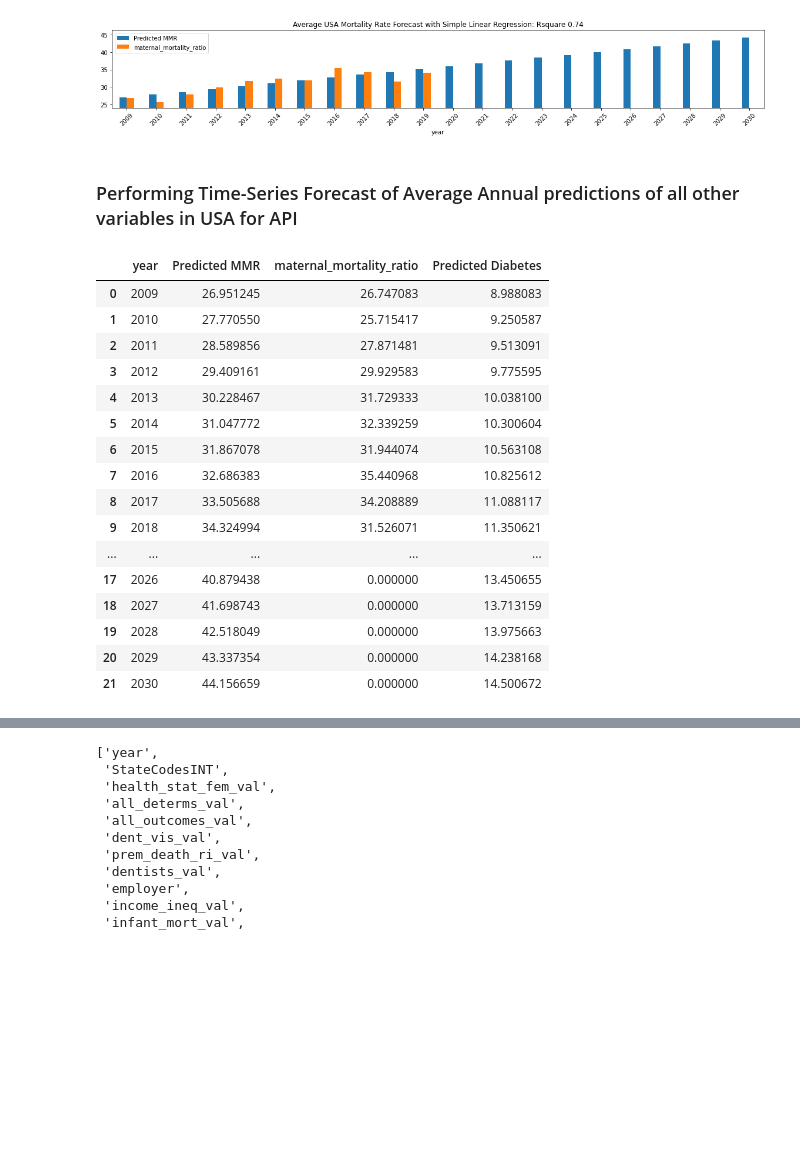
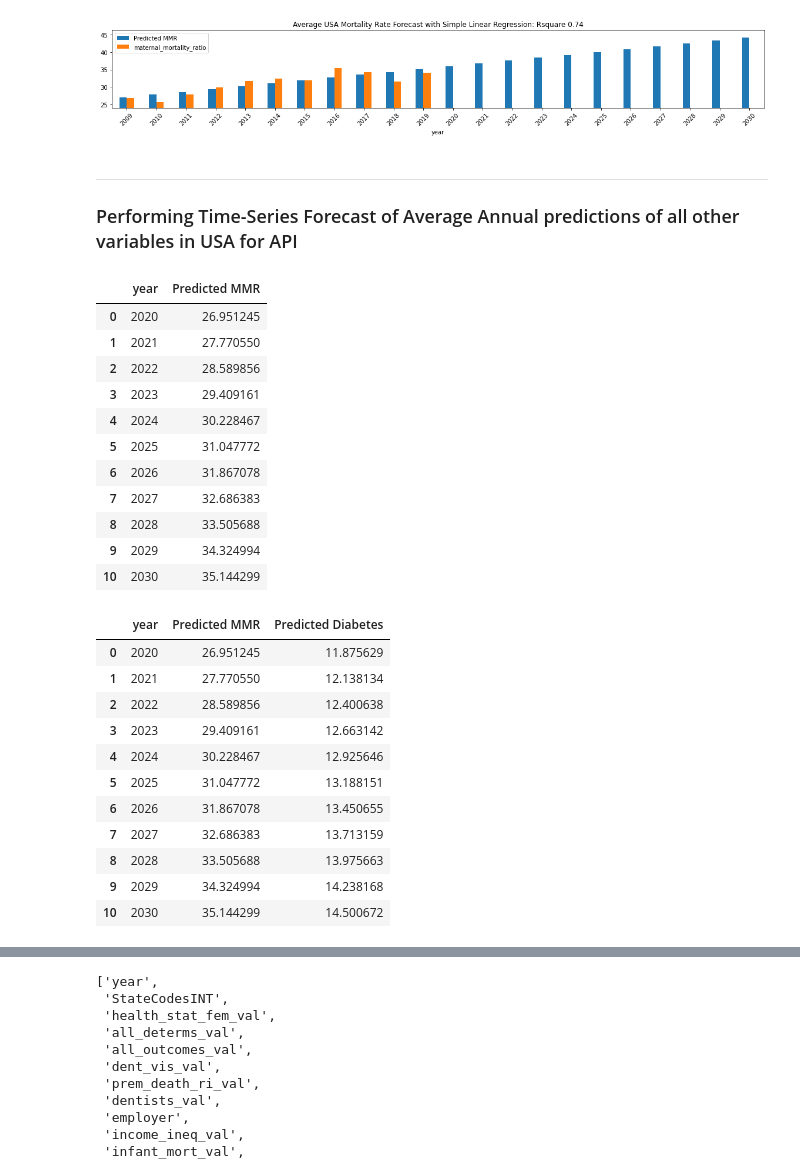
Before and after one commit to abpuccini/maternal-mortality-project, a Jupyter notebook: machine_learning/model_testing/Linear_Regression_Non_Race_Model2_Chahnaz.ipynb, the cells around one changed output, grey strips where cells are left out. Cells and saved outputs as stored; diff of their text form; code cells hidden in the pictures; blank space fills up the shorter version.

```diff
--- a/machine_learning/model_testing/Linear_Regression_Non_Race_Model2_Chahnaz.ipynb
+++ b/machine_learning/model_testing/Linear_Regression_Non_Race_Model2_Chahnaz.ipynb
@@ -394,7 +394,33 @@ plt.savefig("../../Images/Predictions_Barplot_to_2030.png")
 # %% [output]
 [figure]
 # %% [markdown]
+***
 ### Performing Time-Series Forecast of Average Annual predictions of all other variables in USA for API
+# %%
+# Adjusting the prediction years for API use to 2020-2030
+
+# Creating a year range to hold years values with the future predictions
+years = [i for i in range(2020,2031)]
+
+# Creating a new DataFrame to hold mmmr values with 10 years predictions
+mmr_predict_df = pd.DataFrame(list(zip(years, predictions)),
+               columns =['year', 'Predicted MMR'])
+
+# DataFrame with the future predictions
+mmr_predict_df
+# %% [output]
+|  | year | Predicted MMR |
+| 0 | 2020 | 26.951245 |
+| 1 | 2021 | 27.770550 |
+| 2 | 2022 | 28.589856 |
+| 3 | 2023 | 29.409161 |
+| 4 | 2024 | 30.228467 |
+| 5 | 2025 | 31.047772 |
+| 6 | 2026 | 31.867078 |
+| 7 | 2027 | 32.686383 |
+| 8 | 2028 | 33.505688 |
+| 9 | 2029 | 34.324994 |
+| 10 | 2030 | 35.144299 |
 # %%
 # Selecting y value
 y = 'diabetes_val'
@@ -402,50 +428,45 @@ y = 'diabetes_val'
 AVG_MMR_USA_diabetes = mmr_without_race.groupby('year').mean()[y]
 
 # Selecting and assigning the X and y values
 X_diab = AVG_MMR_USA_diabetes.reset_index().year.values.reshape(-1,1)
 y_diab = AVG_MMR_USA_diabetes.reset_index()['diabetes_val'].values
 
 # Creating and Fitting our model to the data
 diab_model = LinearRegression().fit(X_diab, y_diab)
 r_sq_diab = diab_model.score(X_diab, y_diab)
 # print(r_sq_diab)
 
 # Setting predictions dictionary to hold variables
 diabetes=[]
 
 # Creating a for-loop to return predictions from model
-for i in range(2009,2031):
+for i in range(2020,2031):
     y_values=diab_model.predict(np.array([i]).reshape(1, -1))
     diabetes.append(y_values[0])
 
 # Creating a year range to hold years values with the future predictions
-years = [i for i in range(2009,2031)]
+years = [i for i in range(2020,2031)]
 
 # Creating a new DataFrame to hold mmmr values with 10 years predictions
 diabetes_predictions = pd.DataFrame(list(zip(years, diabetes)),
                columns =['year', 'Predicted Diabetes'])
 
 # DataFrame with the future predictions
 diabetes_predictions
 
 # Merging with mmr_predictions
-combined1 = pd.merge(mmr_predictions, diabetes_predictions, how='inner', left_on=['year'], right_on=['year'])
+combined1 = pd.merge(mmr_predict_df, diabetes_predictions, how='inner', left_on=['year'], right_on=['year'])
 combined1
 # %% [output]
-|  | year | Predicted MMR | maternal_mortality_ratio | Predicted Diabetes |
-| 0 | 2009 | 26.951245 | 26.747083 | 8.988083 |
-| 1 | 2010 | 27.770550 | 25.715417 | 9.250587 |
-| 2 | 2011 | 28.589856 | 27.871481 | 9.513091 |
-| 3 | 2012 | 29.409161 | 29.929583 | 9.775595 |
-| 4 | 2013 | 30.228467 | 31.729333 | 10.038100 |
-| 5 | 2014 | 31.047772 | 32.339259 | 10.300604 |
-| 6 | 2015 | 31.867078 | 31.944074 | 10.563108 |
-| 7 | 2016 | 32.686383 | 35.440968 | 10.825612 |
-| 8 | 2017 | 33.505688 | 34.208889 | 11.088117 |
-| 9 | 2018 | 34.324994 | 31.526071 | 11.350621 |
-| ... | ... | ... | ... | ... |
-| 17 | 2026 | 40.879438 | 0.000000 | 13.450655 |
-| 18 | 2027 | 41.698743 | 0.000000 | 13.713159 |
-| 19 | 2028 | 42.518049 | 0.000000 | 13.975663 |
-| 20 | 2029 | 43.337354 | 0.000000 | 14.238168 |
-| 21 | 2030 | 44.156659 | 0.000000 | 14.500672 |
+|  | year | Predicted MMR | Predicted Diabetes |
+| 0 | 2020 | 26.951245 | 11.875629 |
+| 1 | 2021 | 27.770550 | 12.138134 |
+| 2 | 2022 | 28.589856 | 12.400638 |
+| 3 | 2023 | 29.409161 | 12.663142 |
+| 4 | 2024 | 30.228467 | 12.925646 |
+| 5 | 2025 | 31.047772 | 13.188151 |
+| 6 | 2026 | 31.867078 | 13.450655 |
+| 7 | 2027 | 32.686383 | 13.713159 |
+| 8 | 2028 | 33.505688 | 13.975663 |
+| 9 | 2029 | 34.324994 | 14.238168 |
+| 10 | 2030 | 35.144299 | 14.500672 |
```
Also changed, not shown: parts of 3 cells of this notebook.
